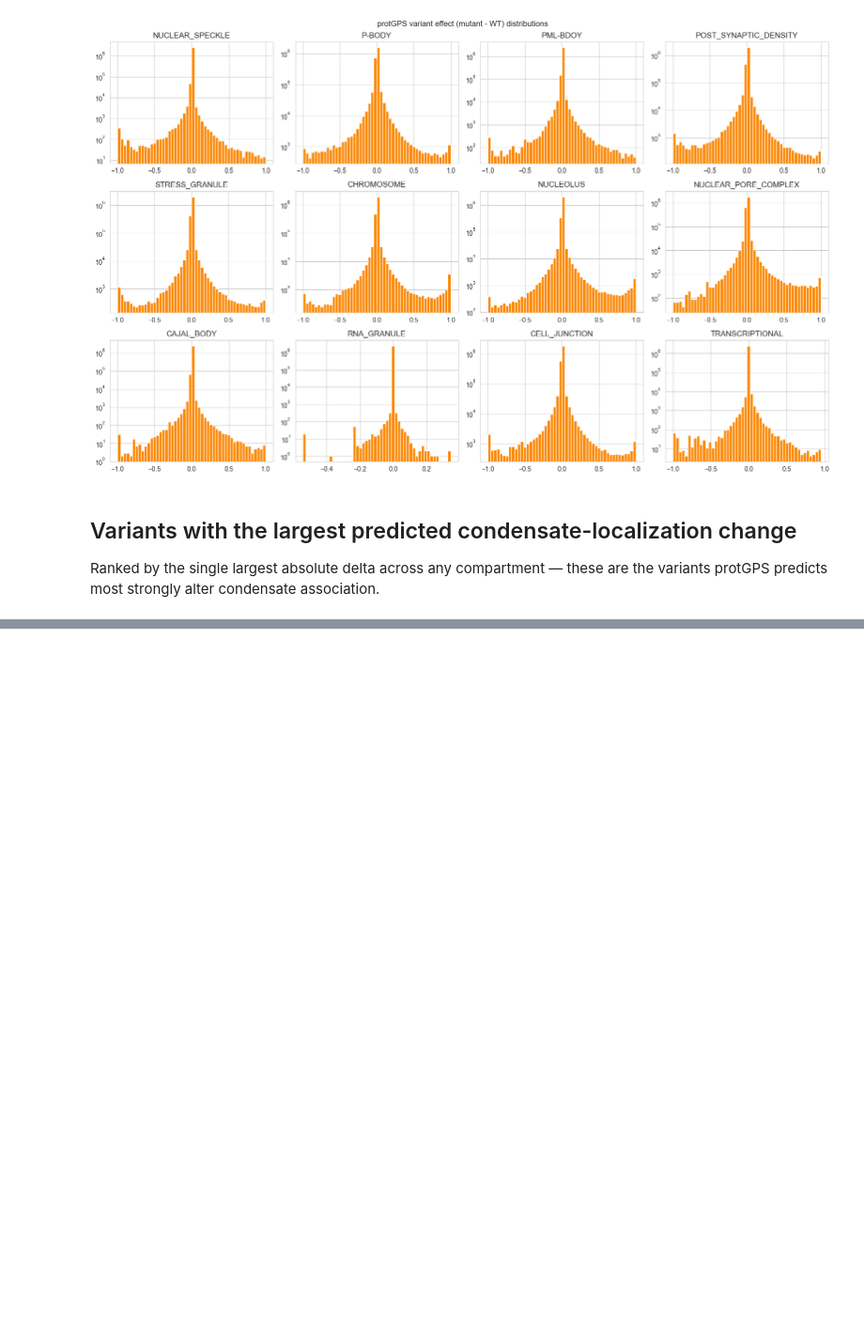
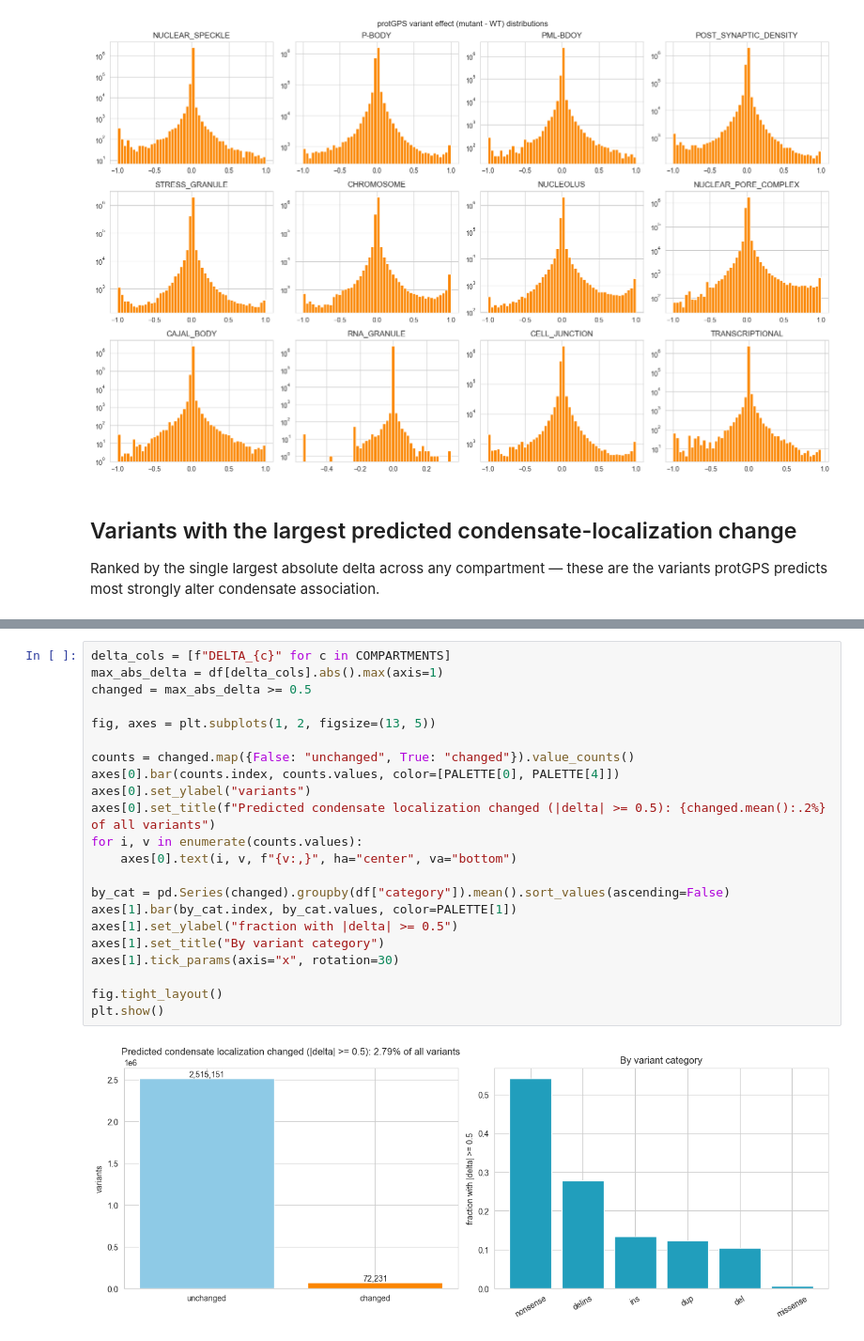
Before and after one commit to ddcohn/RBP_Isoforms_Variants, a Jupyter notebook: notebooks/protgps_clinvar_exploration.ipynb, the cells around one changed output, grey strips where cells are left out. Shown at 94% size. Cells and saved outputs as stored; diff of their text form; blank space fills up the shorter version.

Commit message:
Add condensate-localization-change plot to protGPS notebooks, plus pathogenicity comparison for ClinVar
Co-Authored-By: Claude Sonnet 5 <noreply@anthropic.com>

```diff
--- a/notebooks/protgps_clinvar_exploration.ipynb
+++ b/notebooks/protgps_clinvar_exploration.ipynb
@@ -122,0 +127,24 @@ top_variants[["VariationID", "GeneSymbol", "category", "accession"] + delta_cols
+# %%
+delta_cols = [f"DELTA_{c}" for c in COMPARTMENTS]
+max_abs_delta = df[delta_cols].abs().max(axis=1)
+changed = max_abs_delta >= 0.5
+
+fig, axes = plt.subplots(1, 2, figsize=(13, 5))
+
+counts = changed.map({False: "unchanged", True: "changed"}).value_counts()
+axes[0].bar(counts.index, counts.values, color=[PALETTE[0], PALETTE[4]])
+axes[0].set_ylabel("variants")
+axes[0].set_title(f"Predicted condensate localization changed (|delta| >= 0.5): {changed.mean():.2%} of all variants")
+for i, v in enumerate(counts.values):
+    axes[0].text(i, v, f"{v:,}", ha="center", va="bottom")
+
+by_cat = pd.Series(changed).groupby(df["category"]).mean().sort_values(ascending=False)
+axes[1].bar(by_cat.index, by_cat.values, color=PALETTE[1])
+axes[1].set_ylabel("fraction with |delta| >= 0.5")
+axes[1].set_title("By variant category")
+axes[1].tick_params(axis="x", rotation=30)
+
+fig.tight_layout()
+plt.show()
+# %% [output]
+[figure, added]
```
Also changed, not shown: parts of 3 cells of this notebook, 1 other file.
